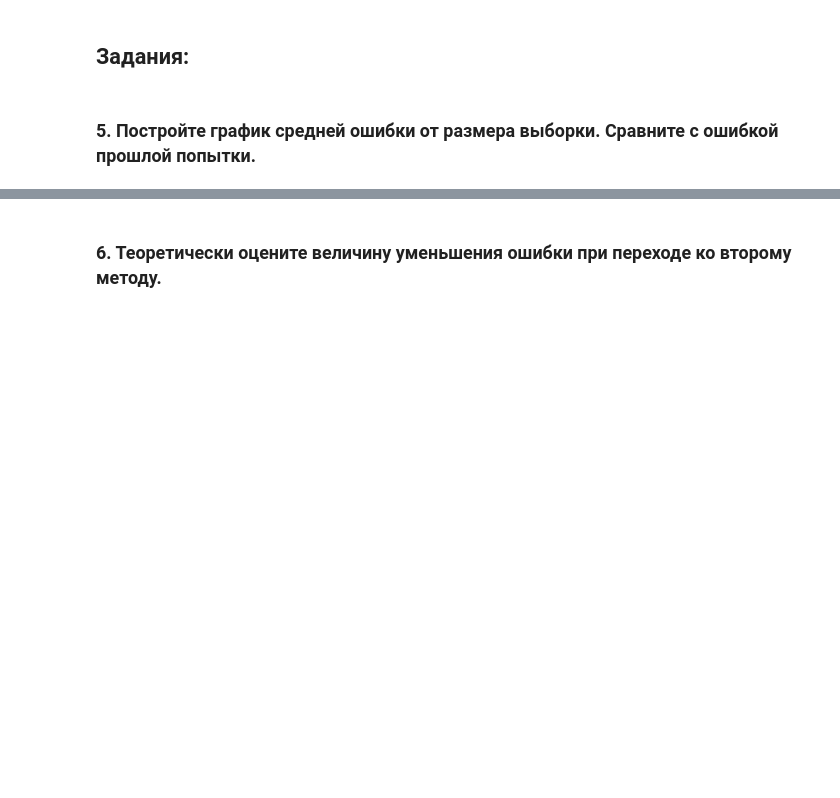
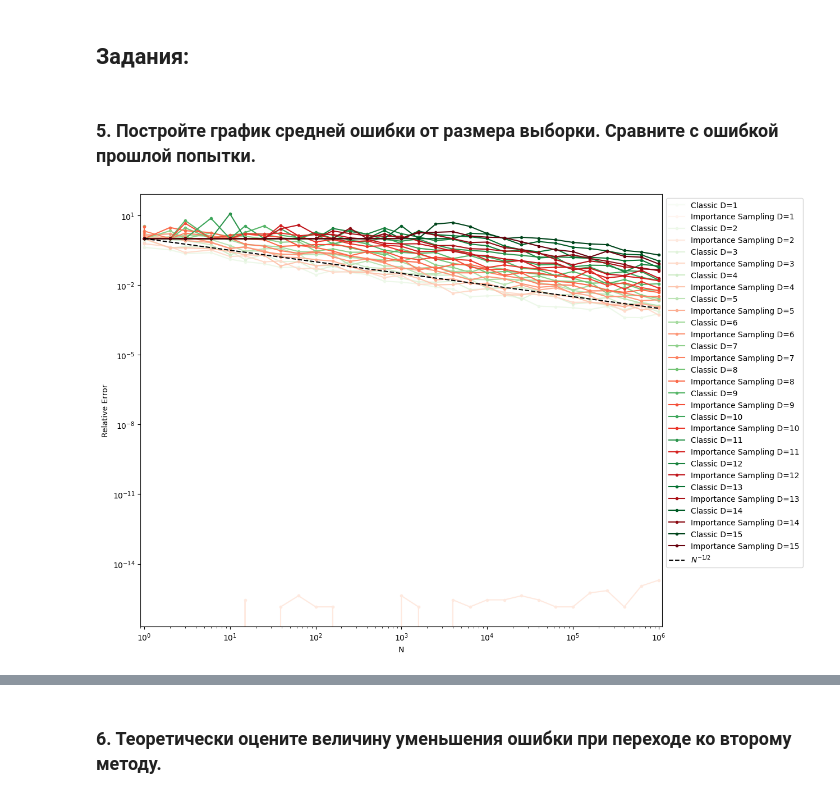
Before and after one commit to dyed-eye/numerical-methods, a Jupyter notebook: 8. MonteCarlo.ipynb, the cells around one changed output, grey strips where cells are left out. Drawn from its saved outputs; the diff is of its cells as text; code cells hidden in the pictures; blank space fills up the shorter version.

```diff
--- a/8. MonteCarlo.ipynb
+++ b/8. MonteCarlo.ipynb
@@ -283,0 +305,30 @@ Relative error 0.0071000651100382225
+# %%
+D_values = np.arange(1, 16)
+N_values = np.logspace(0, 6, num=31).astype(int)
+errors_improved = np.zeros((len(D_values), len(N_values)))
+
+for i, D in enumerate(tqdm(D_values, desc="Dimensions")):
+    V_B_analytic = np.power(np.pi, D/2) / scipy.special.gamma(D/2+1)
+    for j, N in enumerate(tqdm(N_values, desc="Sample Sizes", leave=False)):
+        trials = 10
+        error = 0
+        for _ in range(trials):
+            #print(f'importance_sampling_mc({D}, {N})-V_B_analytic',importance_sampling_mc(D, N)-V_B_analytic)
+            error += np.abs(importance_sampling_mc(D, N)-V_B_analytic)/V_B_analytic
+        errors_improved[i, j] = error / trials
+# %%
+cmap_r = cm.get_cmap('Reds', len(D_values))
+plt.figure(figsize=(12,10))
+for i, D in enumerate(D_values):
+    color = cmap(i)
+    plt.loglog(N_values, errors[i], ".-", label=f'Classic D={D}', color=color)
+    color = cmap_r(i)
+    plt.loglog(N_values, errors_improved[i], ".-", label=f'Importance Sampling D={D}', color=color)
+plt.loglog(N_values, np.power(N_values, -0.5), 'k--', label="$N^{-1/2}$")
+plt.xlabel('N')
+plt.ylabel('Relative Error')
+plt.legend(loc='upper left', bbox_to_anchor=(1, 1))
+plt.xlim(min(N_values)*0.9, max(N_values)*1.1)
+plt.show()
+# %% [output]
+[figure, added]
```
Also changed, not shown: parts of 8 cells of this notebook.
